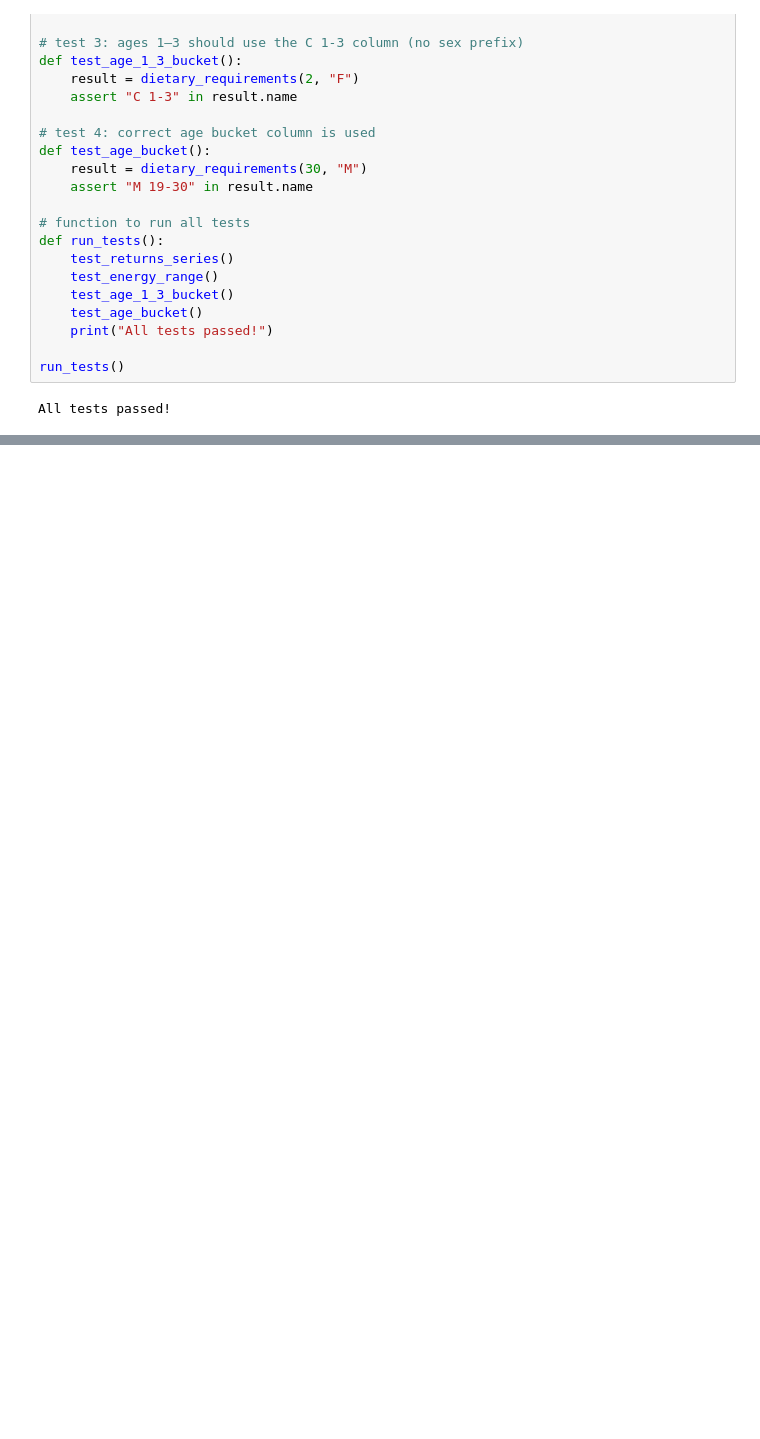
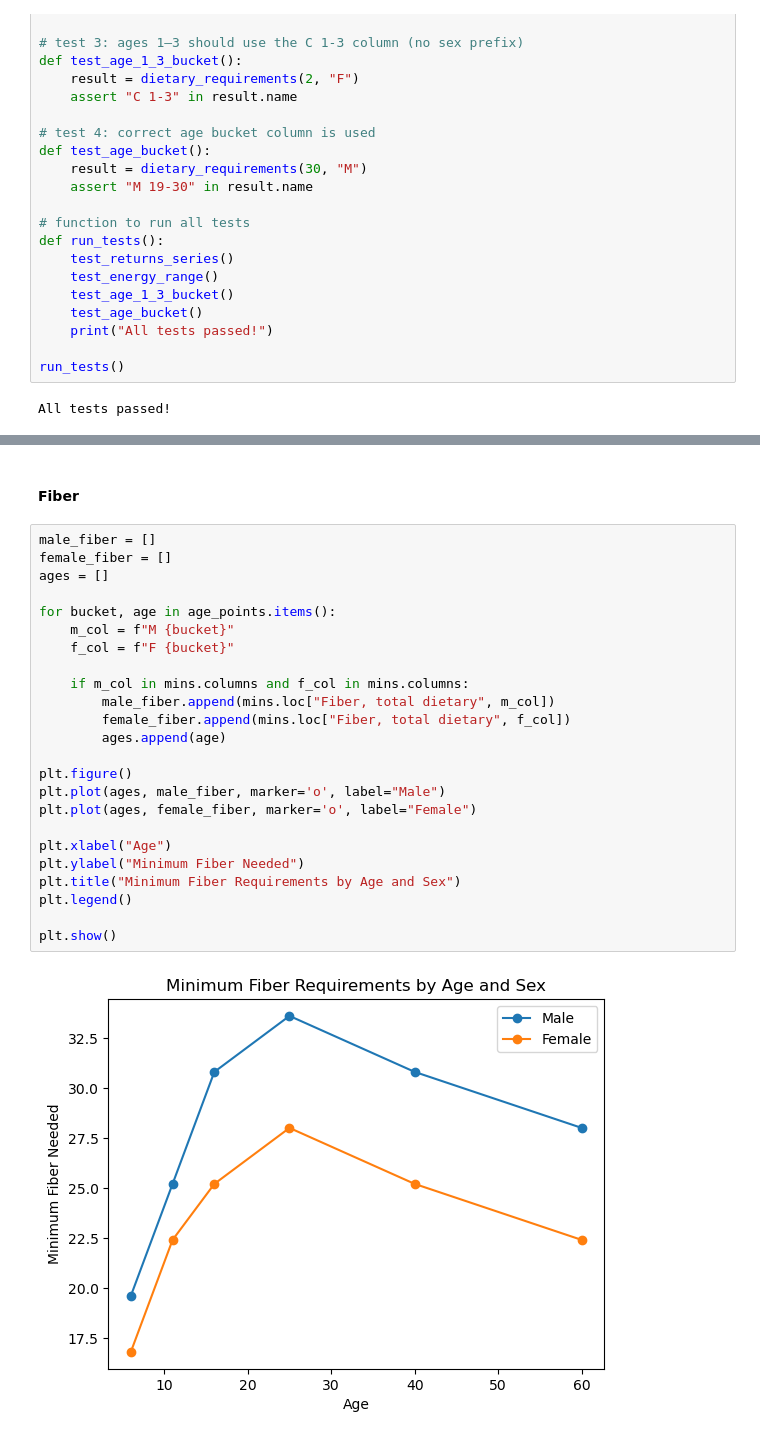
Before and after one commit to rishiboddu/EEP153_Project2_WilburAtwater, a Jupyter notebook: WilburAtwater_Final_Project.ipynb, the cells around one changed output, grey strips where cells are left out. Cells and saved outputs as stored; diff of their text form; blank space fills up the shorter version.

```diff
--- a/WilburAtwater_Final_Project.ipynb
+++ b/WilburAtwater_Final_Project.ipynb
@@ -526,0 +408,28 @@ Diet (servings per day):
+# %% [markdown]
+<h4> Fiber </h4>
+# %%
+male_fiber = []
+female_fiber = []
+ages = []
+
+for bucket, age in age_points.items():
+    m_col = f"M {bucket}"
+    f_col = f"F {bucket}"
+
+    if m_col in mins.columns and f_col in mins.columns:
+        male_fiber.append(mins.loc["Fiber, total dietary", m_col])
+        female_fiber.append(mins.loc["Fiber, total dietary", f_col])
+        ages.append(age)
+
+plt.figure()
+plt.plot(ages, male_fiber, marker='o', label="Male")
+plt.plot(ages, female_fiber, marker='o', label="Female")
+
+plt.xlabel("Age")
+plt.ylabel("Minimum Fiber Needed")
+plt.title("Minimum Fiber Requirements by Age and Sex")
+plt.legend()
+
+plt.show()
+# %% [output]
+[figure, added]
```
Also changed, not shown: parts of 14 cells of this notebook, 2 other files.
